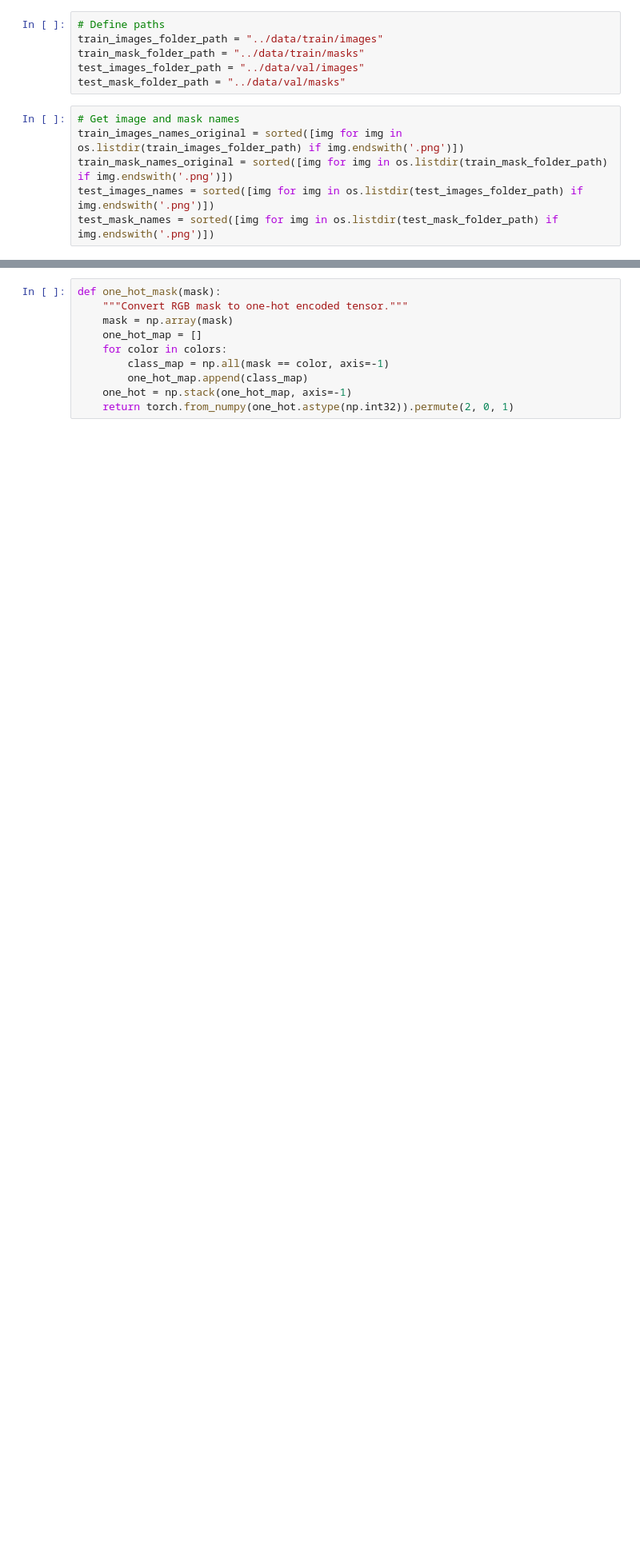
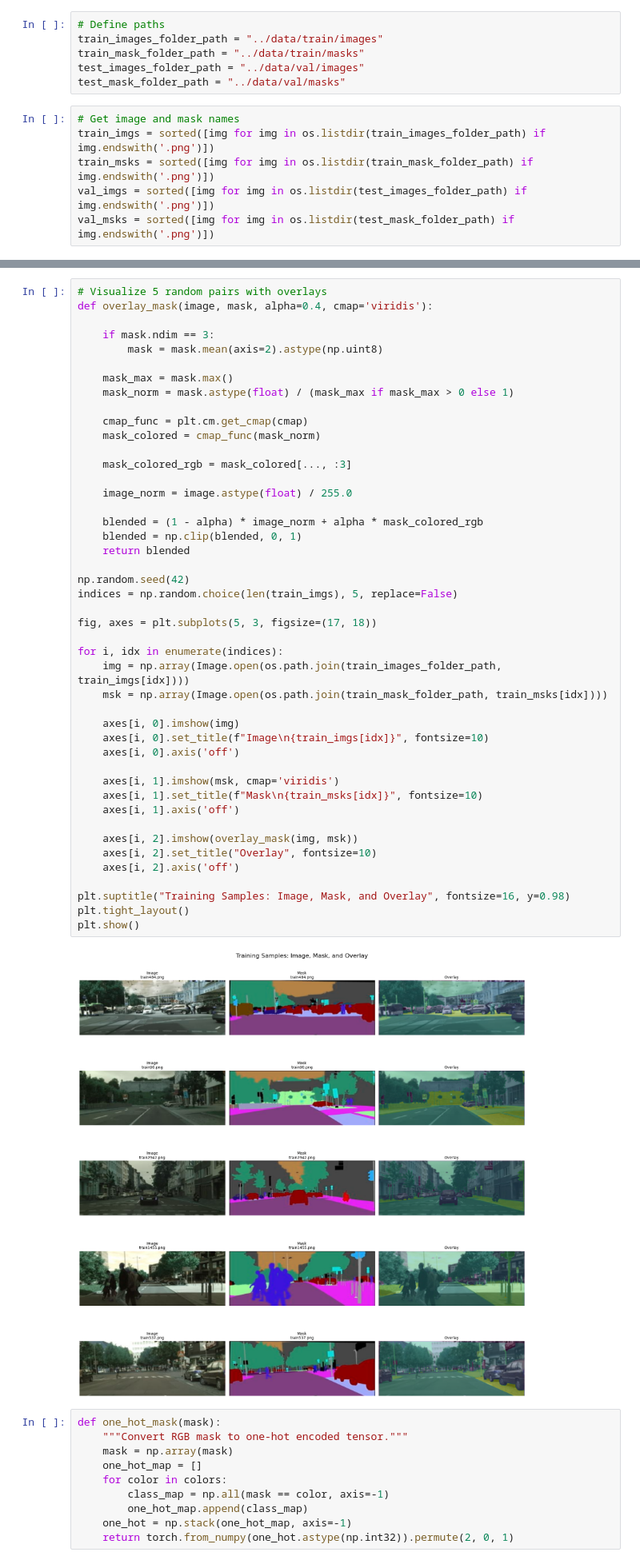
Before and after one commit to 0AliPrs0/UrbanSceneSeg, a Jupyter notebook: notebooks/seg.ipynb, the cells around one changed output, grey strips where cells are left out. Shown at 80% size. Drawn from its saved outputs; the diff is of its cells as text; blank space fills up the shorter version.

Commit message:
Enhance visualization and refine dataset statistics reporting

```diff
--- a/notebooks/seg.ipynb
+++ b/notebooks/seg.ipynb
@@ -14,7 +15,7 @@ test_images_folder_path = "../data/val/images"
 test_mask_folder_path = "../data/val/masks"
 # %%
 # Get image and mask names
-train_images_names_original = sorted([img for img in os.listdir(train_images_folder_path) if img.endswith('.png')])
-train_mask_names_original = sorted([img for img in os.listdir(train_mask_folder_path) if img.endswith('.png')])
-test_images_names = sorted([img for img in os.listdir(test_images_folder_path) if img.endswith('.png')])
-test_mask_names = sorted([img for img in os.listdir(test_mask_folder_path) if img.endswith('.png')])
+train_imgs = sorted([img for img in os.listdir(train_images_folder_path) if img.endswith('.png')])
+train_msks = sorted([img for img in os.listdir(train_mask_folder_path) if img.endswith('.png')])
+val_imgs = sorted([img for img in os.listdir(test_images_folder_path) if img.endswith('.png')])
+val_msks = sorted([img for img in os.listdir(test_mask_folder_path) if img.endswith('.png')])
@@ -21,3 +60,50 @@ test_mask_names = sorted([img for img in os.listdir(test_mask_folder_path) if im
+# %%
+# Visualize 5 random pairs with overlays
+def overlay_mask(image, mask, alpha=0.4, cmap='viridis'):
+
+    if mask.ndim == 3:
+        mask = mask.mean(axis=2).astype(np.uint8)
+
+    mask_max = mask.max()
+    mask_norm = mask.astype(float) / (mask_max if mask_max > 0 else 1)
+
+    cmap_func = plt.cm.get_cmap(cmap)
+    mask_colored = cmap_func(mask_norm)
+
+    mask_colored_rgb = mask_colored[..., :3]
+
+    image_norm = image.astype(float) / 255.0
+
+    blended = (1 - alpha) * image_norm + alpha * mask_colored_rgb
+    blended = np.clip(blended, 0, 1)
+    return blended
+
+np.random.seed(42)
+indices = np.random.choice(len(train_imgs), 5, replace=False)
+
+fig, axes = plt.subplots(5, 3, figsize=(17, 18))
+
+for i, idx in enumerate(indices):
+    img = np.array(Image.open(os.path.join(train_images_folder_path, train_imgs[idx])))
+    msk = np.array(Image.open(os.path.join(train_mask_folder_path, train_msks[idx])))
+
+    axes[i, 0].imshow(img)
+    axes[i, 0].set_title(f"Image\n{train_imgs[idx]}", fontsize=10)
+    axes[i, 0].axis('off')
+
+    axes[i, 1].imshow(msk, cmap='viridis')
+    axes[i, 1].set_title(f"Mask\n{train_msks[idx]}", fontsize=10)
+    axes[i, 1].axis('off')
+
+    axes[i, 2].imshow(overlay_mask(img, msk))
+    axes[i, 2].set_title("Overlay", fontsize=10)
+    axes[i, 2].axis('off')
+
+plt.suptitle("Training Samples: Image, Mask, and Overlay", fontsize=16, y=0.98)
+plt.tight_layout()
+plt.show()
+# %% [output]
+[figure, added]
 # %%
 def one_hot_mask(mask):
     """Convert RGB mask to one-hot encoded tensor."""
```
Also changed, not shown: parts of 2 cells of this notebook, 2 other files.
